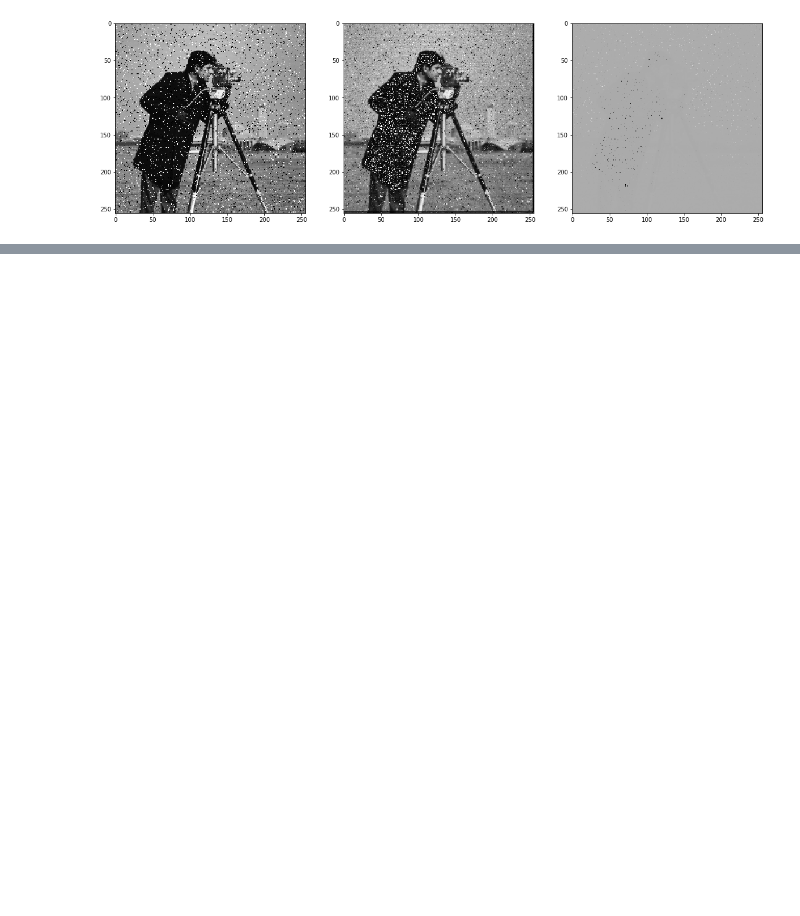
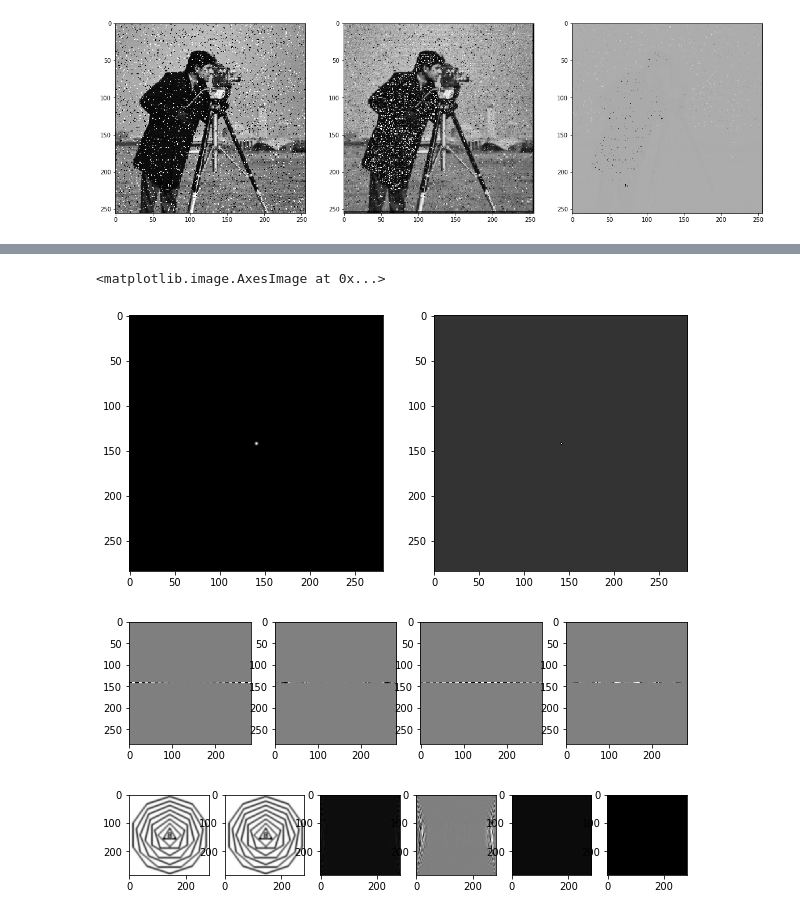
Before and after one commit to jecs89/LearningEveryDay, a Jupyter notebook: IP/ex3.ipynb, the cells around one changed output, grey strips where cells are left out. Saved outputs shown, nothing was run; the diff lists cells and outputs as text; code cells hidden in the pictures; blank space fills up the shorter version.

```diff
--- a/IP/ex3.ipynb
+++ b/IP/ex3.ipynb
@@ -238 +312,66 @@ g_filter = gaussian_filter()
+# %%
+from scipy.fftpack import fft, ifft
+
+f = np.zeros(im1.shape)
+
+g_filter = gaussian_filter()
+
+H_u = np.zeros(im1.shape) #, dtype=np.complex128)
+H_u = center_padding(H_u, g_filter)
+
+p_u = np.array([ [0, -1, 0], [-1, 4, -1], [0, -1, 0] ])
+P_u = np.zeros(im1.shape) #, dtype=np.complex128)
+P_u = center_padding(P_u, p_u)
+
+plt.figure(figsize=(10,10))
+plt.subplot(1,2,1)
+plt.imshow(H_u, cmap = 'gray')
+plt.subplot(1,2,2)
+plt.imshow(P_u, cmap = 'gray')
+
+H_u = fft(H_u)
+P_u = fft(P_u)
+
+plt.figure(figsize=(10,10))
+plt.subplot(1,4,1)
+plt.imshow(H_u.real, cmap = 'gray')
+plt.subplot(1,4,2)
+plt.imshow(H_u.imag, cmap = 'gray')
+
+
+plt.subplot(1,4,3)
+plt.imshow(P_u.real, cmap = 'gray')
+plt.subplot(1,4,4)
+plt.imshow(P_u.imag, cmap = 'gray')
+
+H_u_ = np.conjugate(H_u)
+G_u = fft(im1)
+gamma = 0.00005
+
+plt.figure(figsize=(10,10))
+plt.subplot(1,6,1)
+plt.imshow(im1, cmap = 'gray')
+
+plt.subplot(1,6,2)
+plt.imshow(ifft(G_u).real, cmap = 'gray')
+# G_u = dislocar(G_u)
+plt.subplot(1,6,3)
+plt.imshow(G_u.real, cmap = 'gray')
+plt.subplot(1,6,4)
+plt.imshow(G_u.imag, cmap = 'gray')
+
+for i in range(f.shape[0]):
+    for j in range(f.shape[1]):
+        f[i,j] = ( H_u_[i,j] / ( np.square(np.abs(H_u[i,j])) + gamma * np.square(np.abs(P_u[i,j])) + 0.000001 )   ) * G_u[i,j]
+#         print(f[i,j])
+
+plt.subplot(1,6,5)
+plt.imshow(f.real, cmap = 'gray')
+plt.subplot(1,6,6)
+plt.imshow(f.imag, cmap = 'gray')
+# %% [output]
+<matplotlib.image.AxesImage at 0x...>
+[figure, added]
+[figure, added]
+[figure, added]
 # %%
```
Also changed, not shown: parts of 13 cells of this notebook.
